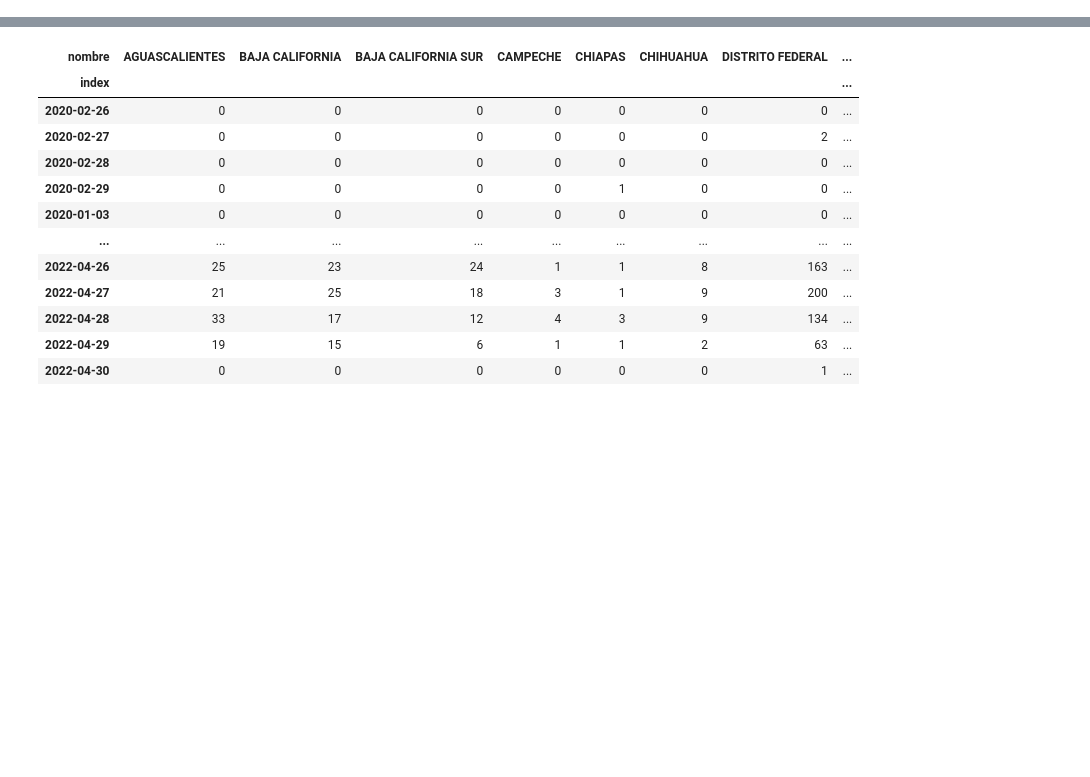
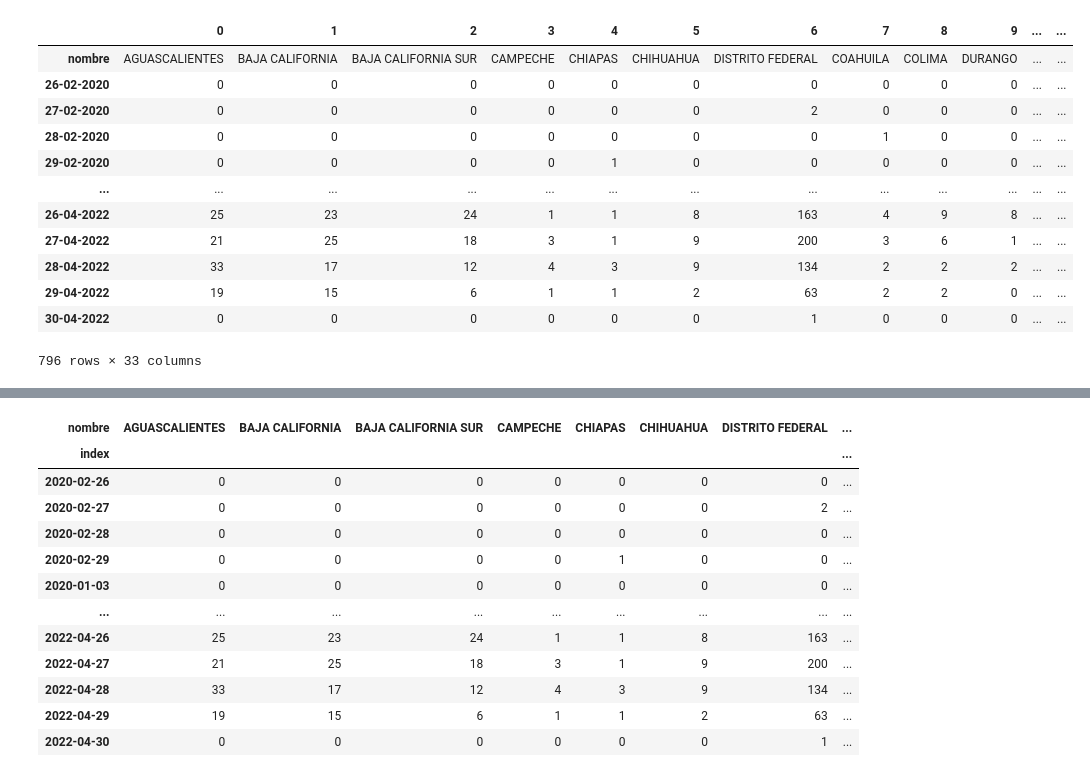
Before and after one commit to Cloudevel/gcp301, a Jupyter notebook: Untitled.ipynb, the cells around one changed output, grey strips where cells are left out. Saved outputs shown, nothing was run; the diff lists cells and outputs as text; code cells hidden in the pictures; blank space fills up the shorter version.

```diff
--- a/Untitled.ipynb
+++ b/Untitled.ipynb
@@ -8,2 +27,20 @@ confirmados
+# %%
+datos = confirmados.transpose()[2:]
+# %%
+datos
+# %% [output]
+|  | 0 | 1 | 2 | 3 | 4 | 5 | 6 | 7 | 8 | 9 | ... | ... |
+| nombre | AGUASCALIENTES | BAJA CALIFORNIA | BAJA CALIFORNIA SUR | CAMPECHE | CHIAPAS | CHIHUAHUA | DISTRITO FEDERAL | COAHUILA | COLIMA | DURANGO | ... | ... |
+| 26-02-2020 | 0 | 0 | 0 | 0 | 0 | 0 | 0 | 0 | 0 | 0 | ... | ... |
+| 27-02-2020 | 0 | 0 | 0 | 0 | 0 | 0 | 2 | 0 | 0 | 0 | ... | ... |
+| 28-02-2020 | 0 | 0 | 0 | 0 | 0 | 0 | 0 | 1 | 0 | 0 | ... | ... |
+| 29-02-2020 | 0 | 0 | 0 | 0 | 1 | 0 | 0 | 0 | 0 | 0 | ... | ... |
+| ... | ... | ... | ... | ... | ... | ... | ... | ... | ... | ... | ... | ... |
+| 26-04-2022 | 25 | 23 | 24 | 1 | 1 | 8 | 163 | 4 | 9 | 8 | ... | ... |
+| 27-04-2022 | 21 | 25 | 18 | 3 | 1 | 9 | 200 | 3 | 6 | 1 | ... | ... |
+| 28-04-2022 | 33 | 17 | 12 | 4 | 3 | 9 | 134 | 2 | 2 | 2 | ... | ... |
+| 29-04-2022 | 19 | 15 | 6 | 1 | 1 | 2 | 63 | 2 | 2 | 0 | ... | ... |
+| 30-04-2022 | 0 | 0 | 0 | 0 | 0 | 0 | 1 | 0 | 0 | 0 | ... | ... |
+796 rows × 33 columns
 # %%
 datos.columns = pd.Index(datos.iloc[0])
```
Also changed, not shown: parts of 10 cells of this notebook, 1 other file.
